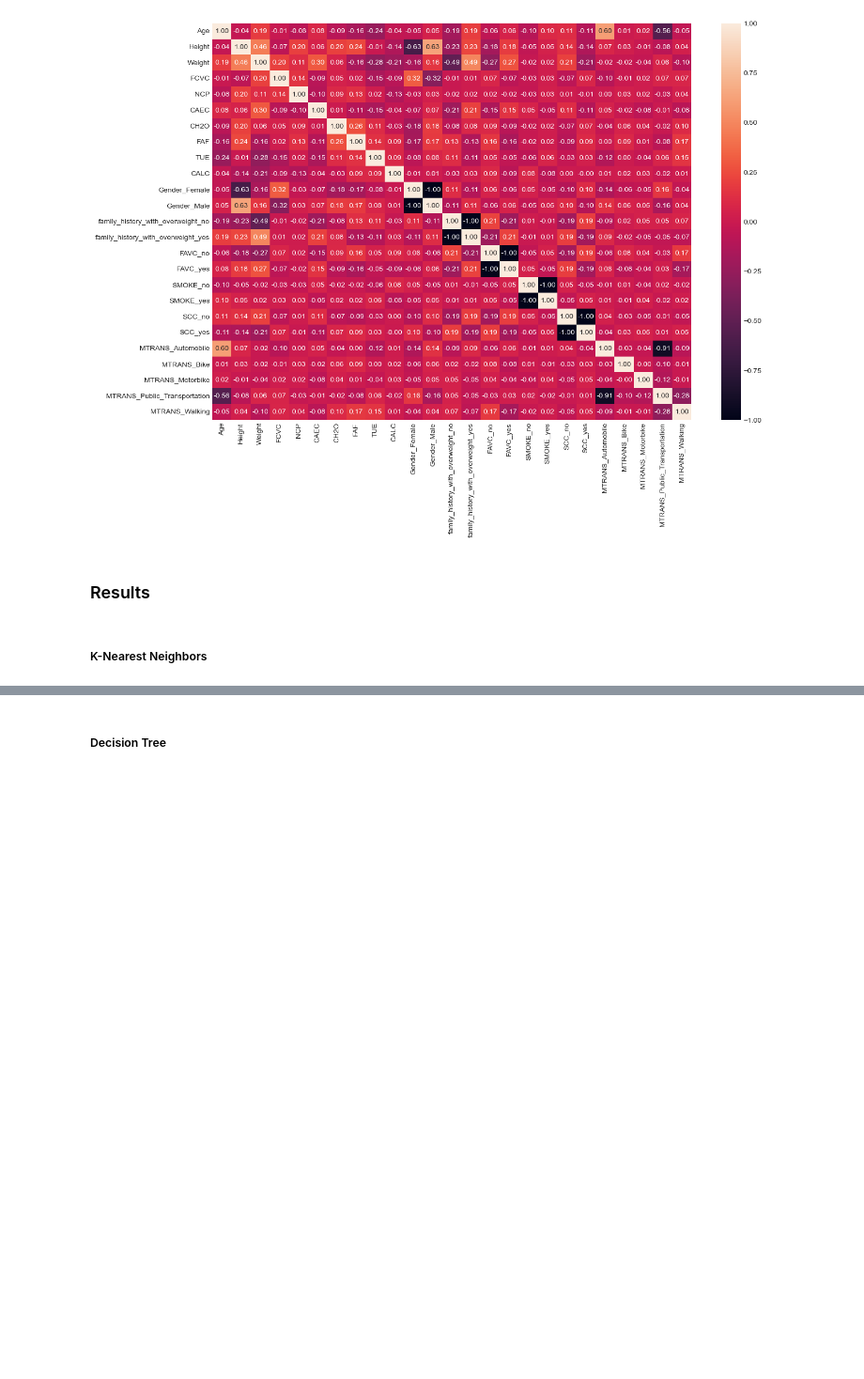
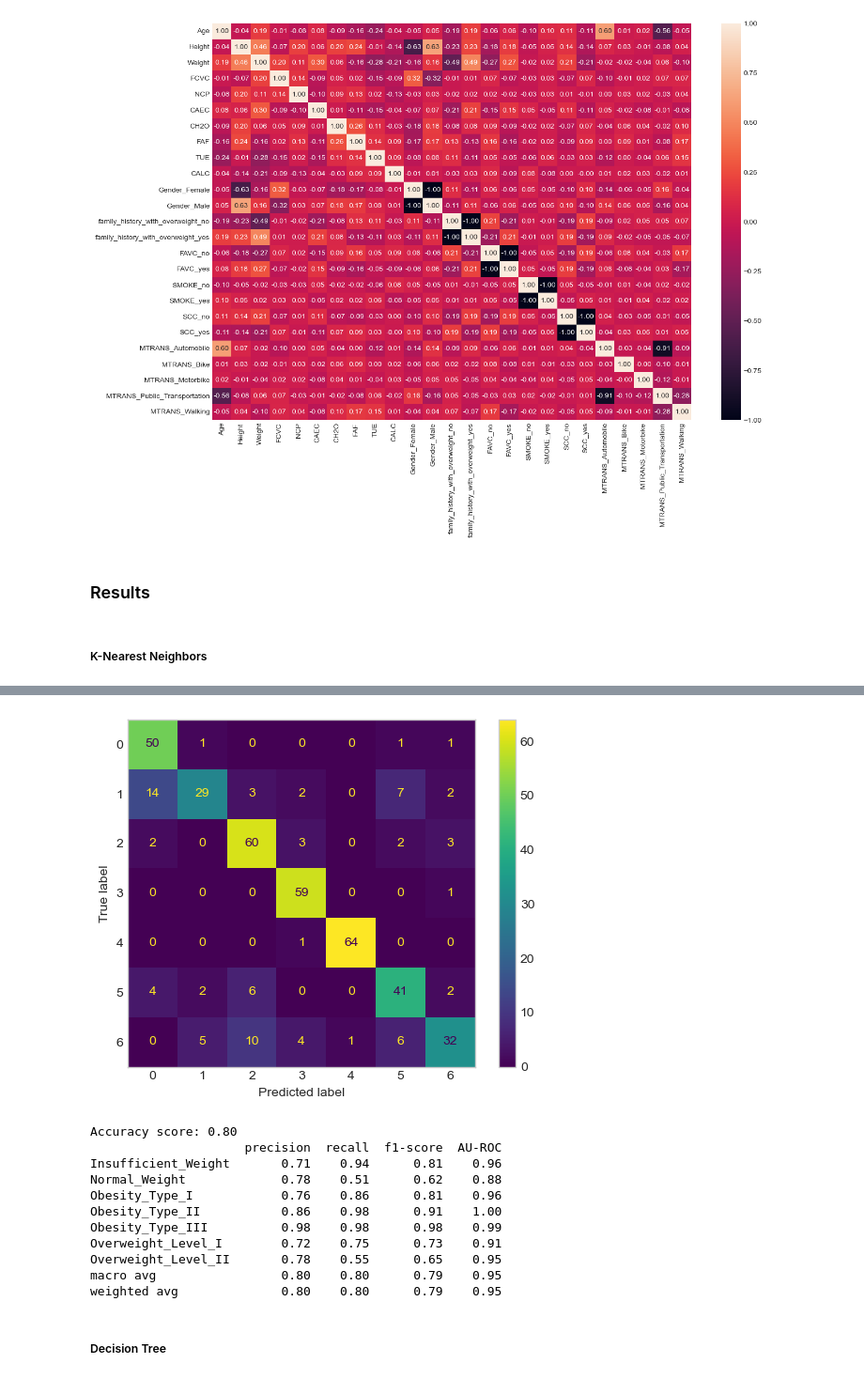
Before and after one commit to ivanica9598/ML_Classification, a Jupyter notebook: Projekat1.ipynb, the cells around one changed output, grey strips where cells are left out. Shown at 94% size. Drawn from its saved outputs; the diff is of its cells as text; code cells hidden in the pictures; blank space fills up the shorter version.

```diff
--- a/Projekat1.ipynb
+++ b/Projekat1.ipynb
@@ -618,2 +424,22 @@ Recall macro scores:
+# %%
+knn = KNeighborsClassifier()
+knn.fit(X_train_standard_scaled, y_train)
+y_pred = knn.predict(X_test_standard_scaled)
+y_proba = knn.predict_proba(X_test_standard_scaled)
+
+evaluate_dataset(y_pred, y_proba, y_test)
+# %% [output]
+[figure, added]
+Accuracy score: 0.80
+                     precision  recall  f1-score  AU-ROC
+Insufficient_Weight       0.71    0.94      0.81    0.96
+Normal_Weight             0.78    0.51      0.62    0.88
+Obesity_Type_I            0.76    0.86      0.81    0.96
+Obesity_Type_II           0.86    0.98      0.91    1.00
+Obesity_Type_III          0.98    0.98      0.98    0.99
+Overweight_Level_I        0.72    0.75      0.73    0.91
+Overweight_Level_II       0.78    0.55      0.65    0.95
+macro avg                 0.80    0.80      0.79    0.95
+weighted avg              0.80    0.80      0.79    0.95
 # %% [markdown]
 ##### Decision Tree
```
Also changed, not shown: parts of 34 cells of this notebook.
